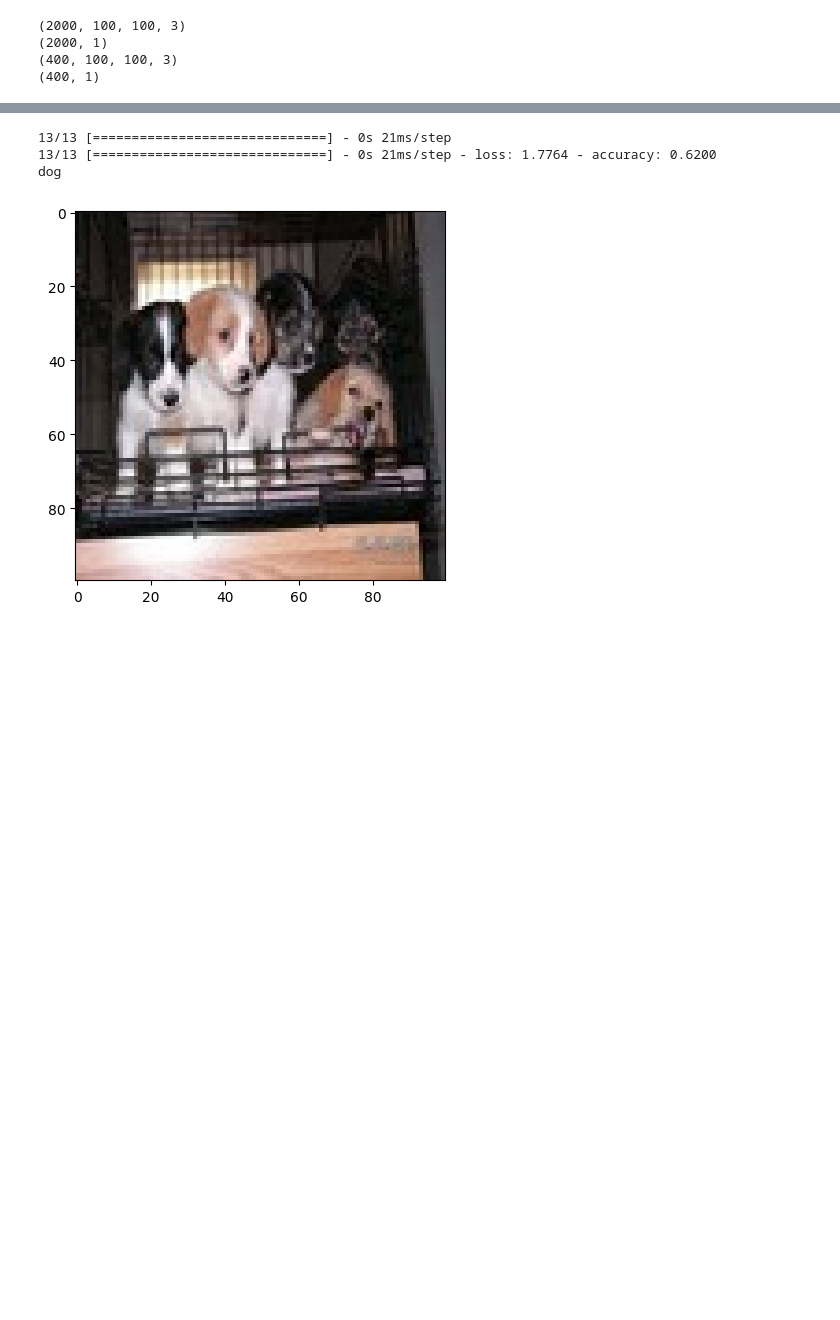
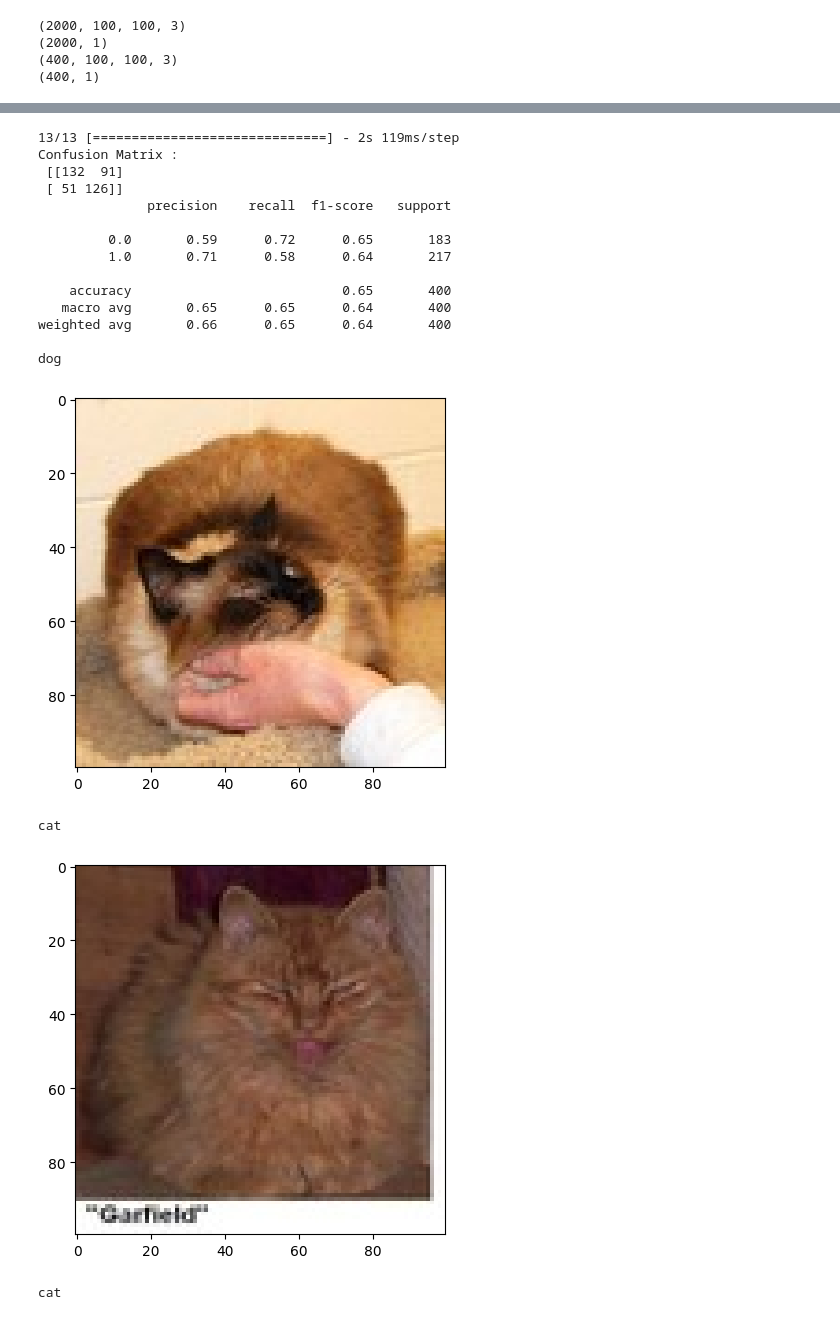
Before and after one commit to abdallahMohsen3162/machine-learning, a Jupyter notebook: Untitled.ipynb, the cells around one changed output, grey strips where cells are left out. Cells and saved outputs as stored; diff of their text form; code cells hidden in the pictures; blank space fills up the shorter version.

```diff
--- a/Untitled.ipynb
+++ b/Untitled.ipynb
@@ -74,7 +71,7 @@ model.add(Conv2D(32, (3,3), activation = 'relu'))
 model.add(MaxPooling2D((2,2)))
 
 model.add(Flatten())
-model.add(Dense(64, activation = 'relu'))
+model.add(Dense(16928, activation = 'relu'))
 model.add(Dense(1, activation = 'sigmoid'))
 model.summary()
 model.compile(loss = 'binary_crossentropy', optimizer = 'adam', metrics = ['accuracy'])
@@ -97,5 +94,5 @@ Trainable params: 1093665 (4.17 MB)
 Non-trainable params: 0 (0.00 Byte)
 _________________________________________________________________
 # %%
-model.fit(x_train, y_train, epochs = 20, batch_size = 64)
+model.fit(x_train, y_train, epochs = 10, batch_size = 64)
 # %% [output]
@@ -119,31 +119,50 @@ Epoch 20/20
 <keras.src.callbacks.History at 0x...>
 # %%
 m = len(y_test)
-for i in range(m):
+for i in range(m): # eandom shuffle
     x = random.randint(0, m)
     y = random.randint(0, m)
     if x == 400: x -= 1
     if y == 400: y -= 1
     x_test[x] , x_test[y] = x_test[y] , x_test[x]
     y_test[x] , y_test[y] = y_test[y] , y_test[x]
 
-
+from sklearn.metrics import f1_score
+from sklearn.metrics import confusion_matrix
+from sklearn.metrics import classification_report
 
 pred = model.predict(x_test)
-model.evaluate(x_test, y_test)
-pred = pred > 0.5
+
+for i in range(400):
+    if pred[i] >= 0.5: pred[i] = 1
+    else: pred[i] = 0
+
+# model.evaluate(x_test, y_test)
+print("Confusion Matrix :\n" , (confusion_matrix(pred, y_test)))
+print(classification_report(y_test, pred))
 for i in range(10):
     if(i == 0):
-        pred = 'dog'
         print("dog")
     else:
-        pred = 'cat'
         print("cat")
     plt.imshow(x_train[i])
     plt.show()
-    break
 # %% [output]
-13/13 [==============================] - 0s 21ms/step
-13/13 [==============================] - 0s 21ms/step - loss: 1.7764 - accuracy: 0.6200
+13/13 [==============================] - 2s 119ms/step
+Confusion Matrix :
+ [[132  91]
+ [ 51 126]]
+              precision    recall  f1-score   support
+
+         0.0       0.59      0.72      0.65       183
+         1.0       0.71      0.58      0.64       217
+
+    accuracy                           0.65       400
+   macro avg       0.65      0.65      0.64       400
+weighted avg       0.66      0.65      0.64       400
+
 dog
-[figure, old version]
+[figure, new version]
+cat
+[figure, added]
+cat
```
Also changed, not shown: parts of 5 cells of this notebook.
